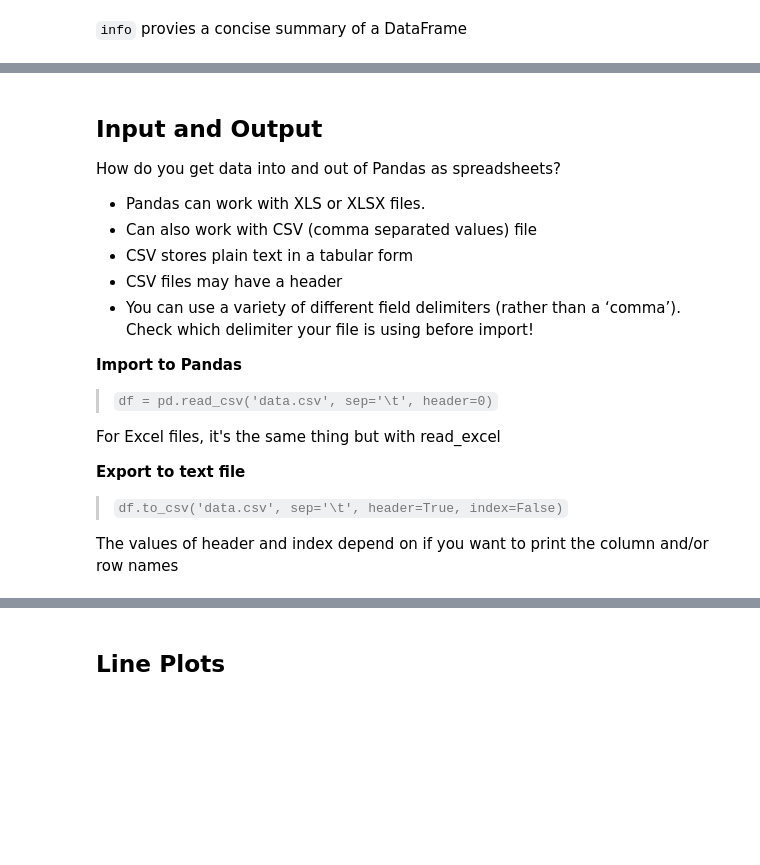
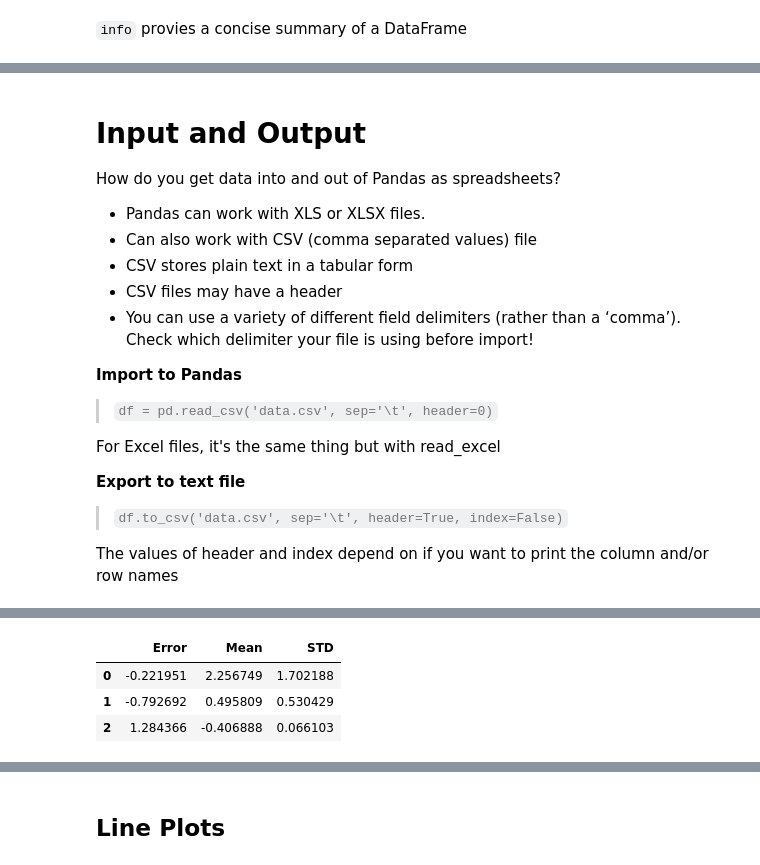
Before and after one commit to ynahum/anam_hw, a Jupyter notebook: hw0/ee046202_wet_0_introduction_students.ipynb, the cells around one changed output, grey strips where cells are left out. Drawn from its saved outputs; the diff is of its cells as text; code cells hidden in the pictures; blank space fills up the shorter version.

```diff
--- a/hw0/ee046202_wet_0_introduction_students.ipynb
+++ b/hw0/ee046202_wet_0_introduction_students.ipynb
@@ -342,5 +551,5 @@ df.info()
 # %% [markdown]
-## Input and Output
+# Input and Output
 How do you get data into and out of Pandas as spreadsheets?
  - Pandas can work with XLS or XLSX files.
  - Can also work with CSV (comma separated values) file
@@ -368,3 +573,15 @@ Your Code Here
+# %%
+"""
+Your Code Here
+"""
+a = np.random.randn(3,3)
+df_ = pd.DataFrame(a, columns=['Error', 'Mean', 'STD'])
+df_
+# %% [output]
+|  | Error | Mean | STD |
+| 0 | -0.221951 | 2.256749 | 1.702188 |
+| 1 | -0.792692 | 0.495809 | 0.530429 |
+| 2 | 1.284366 | -0.406888 | 0.066103 |
 # %% [markdown]
 ## <img src="https://img.icons8.com/dusk/64/000000/area-chart.png" style="height:50px;display:inline"> Matplotlib
 ---
```
Also changed, not shown: parts of 58 cells of this notebook.
